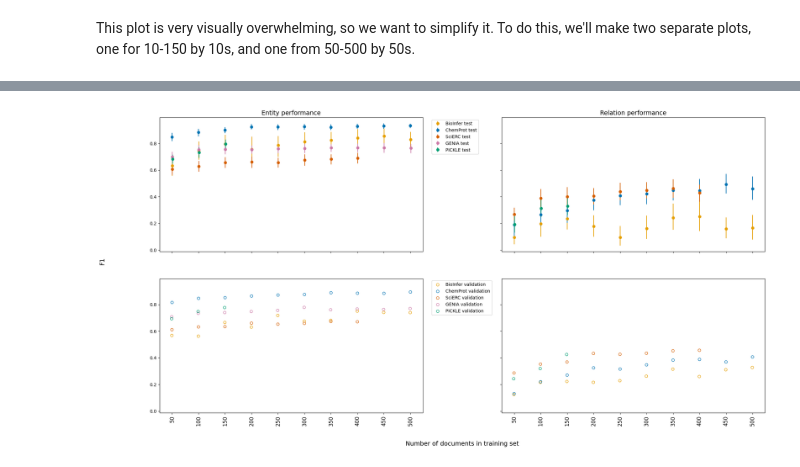
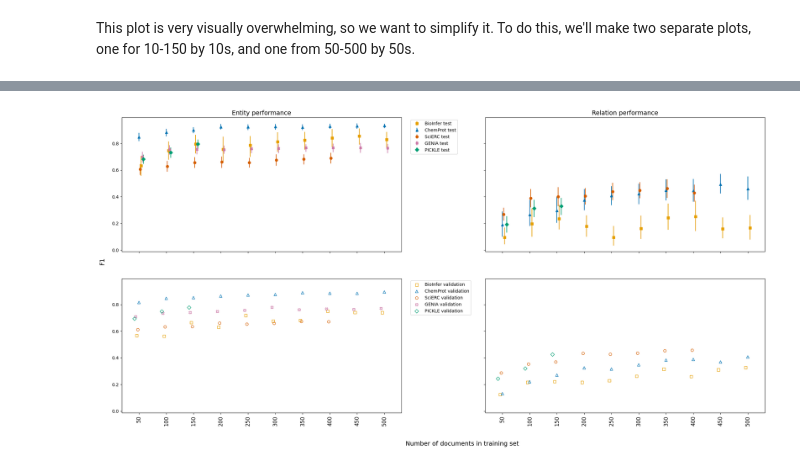
Before and after one commit to ShiuLab/pickle-corpus-code, a Jupyter notebook: jupyter_notebooks/dataset_size_analysis.ipynb, the cells around one changed output, grey strips where cells are left out. Cells and saved outputs as stored; diff of their text form; code cells hidden in the pictures.

```diff
--- a/jupyter_notebooks/dataset_size_analysis.ipynb
+++ b/jupyter_notebooks/dataset_size_analysis.ipynb
@@ -308,10 +314,10 @@ colors = {'chemprot': '#0072B2',
          'genia': '#CC79A7',
          'pickle': '#009E73'}
 offset = {'chemprot': 0,
-         'scierc': 0.2,
-         'bioinfer': 0.4,
-         'genia': 0.6,
-         'pickle': 0.8}
+         'scierc': 2,
+         'bioinfer': 4,
+         'genia': 6,
+         'pickle': 8}
 labels = {'chemprot': 'ChemProt',
          'scierc': 'SciERC',
          'bioinfer': 'BioInfer',
@@ -328,13 +334,13 @@ for dset_name in test_perf_dfs.keys():
     # Plot entity performance
     ent_CIs = test_df.ent_F1_CI.apply(lambda x: literal_eval(str(x)))
     ent_CIs = pd.DataFrame([[test_df['ent_F1'][i] - val[0] for i, val in enumerate(ent_CIs)], [val[1] - test_df['ent_F1'][i] for i, val in enumerate(ent_CIs)]])
-    axs[0,0].errorbar(x + offset[dset_name], test_df['ent_F1'], yerr=ent_CIs.to_numpy(), fmt='o', color=colors[dset_name], label=f'{labels[dset_name]} test')
-    axs[1,0].scatter(x - offset[dset_name], val_df['ent_F1'], color=colors[dset_name], facecolor='none', label=f'{labels[dset_name]} validation')
+    axs[0,0].errorbar(x + offset[dset_name], test_df['ent_F1'], yerr=ent_CIs.to_numpy(), fmt=markers[dset_name], color=colors[dset_name], label=f'{labels[dset_name]} test')
+    axs[1,0].scatter(x - offset[dset_name], val_df['ent_F1'], color=colors[dset_name], marker=markers[dset_name], facecolor='none', label=f'{labels[dset_name]} validation')
     # Plot relation performance
     rel_CIs = test_df.rel_F1_CI.apply(lambda x: literal_eval(str(x)))
     rel_CIs = pd.DataFrame([[test_df['rel_F1'][i] - val[0] for i, val in enumerate(rel_CIs)], [val[1] - test_df['rel_F1'][i] for i, val in enumerate(rel_CIs)]])
-    axs[0,1].errorbar(x + offset[dset_name], test_df['rel_F1'], yerr=rel_CIs.to_numpy(), fmt='o', color=colors[dset_name], label=f'{labels[dset_name]} test')
-    axs[1,1].scatter(x - offset[dset_name], val_df['rel_F1'], color=colors[dset_name], facecolor='none', label=f'{labels[dset_name]} validation')
+    axs[0,1].errorbar(x + offset[dset_name], test_df['rel_F1'], yerr=rel_CIs.to_numpy(), fmt=markers[dset_name], color=colors[dset_name], label=f'{labels[dset_name]} test')
+    axs[1,1].scatter(x - offset[dset_name], val_df['rel_F1'], color=colors[dset_name], marker=markers[dset_name], facecolor='none', label=f'{labels[dset_name]} validation')
 
 axs[0,0].set_xticks(x, name_x, size=12, rotation=90)
 axs[0,1].set_xticks(x, name_x, size=12, rotation=90)
@@ -346,5 +352,6 @@ axs[0,0].legend(bbox_to_anchor=(1.025,1))
 axs[1,0].legend(bbox_to_anchor=(1.025,1))
 fig.supxlabel('Number of documents in training set', size=14)
 fig.supylabel('F1', size=14)
-fig.subplots_adjust(bottom=0.1, left=0.1, wspace=0.3)
+fig.subplots_adjust(bottom=0.1, left=0.05, wspace=0.3)
+plt.savefig('../data/straying_off_topic_data/corpus_size_analysis/ten_to_150_fig.png', format='png', bbox_inches='tight', dpi=600)
 # %% [output]
@@ -359,44 +366,45 @@ colors = {'chemprot': '#0072B2',
          'genia': '#CC79A7',
          'pickle': '#009E73'}
 offset = {'chemprot': 0,
-         'scierc': 0.2,
-         'bioinfer': 0.4,
-         'genia': 0.6,
-         'pickle': 0.8}
+         'scierc': 2,
+         'bioinfer': 4,
+         'genia': 6,
+         'pickle': 8}
 labels = {'chemprot': 'ChemProt',
          'scierc': 'SciERC',
          'bioinfer': 'BioInfer',
          'genia': 'GENIA',
          'pickle': 'PICKLE'}
 
 x = np.arange(0,500,50)
 name_x = [str(int(i+50)) for i in x]
 
 for dset_name in test_perf_dfs.keys():
     # Get data for this dataset
     test_df = test_perf_dfs[dset_name].loc[test_perf_dfs[dset_name]['docnum']%50 == 0].reset_index(drop=True)
     val_df = val_perf_dfs[dset_name].loc[val_perf_dfs[dset_name]['docnum']%50 == 0].reset_index(drop=True)
     # Plot entity performance
     ent_CIs = test_df.ent_F1_CI.apply(lambda x: literal_eval(str(x)))
     ent_CIs = pd.DataFrame([[test_df['ent_F1'][i] - val[0] for i, val in enumerate(ent_CIs)], [val[1] - test_df['ent_F1'][i] for i, val in enumerate(ent_CIs)]])
-    axs[0,0].errorbar(x + offset[dset_name], test_df['ent_F1'], yerr=ent_CIs.to_numpy(), fmt='o', color=colors[dset_name], label=f'{labels[dset_name]} test')
-    axs[1,0].scatter(x - offset[dset_name], val_df['ent_F1'], color=colors[dset_name], facecolor='none', label=f'{labels[dset_name]} validation')
+    axs[0,0].errorbar(x + offset[dset_name], test_df['ent_F1'], yerr=ent_CIs.to_numpy(), fmt=markers[dset_name], color=colors[dset_name], label=f'{labels[dset_name]} test')
+    axs[1,0].scatter(x - offset[dset_name], val_df['ent_F1'], color=colors[dset_name], marker=markers[dset_name], facecolor='none', label=f'{labels[dset_name]} validation')
     # Plot relation performance
     rel_CIs = test_df.rel_F1_CI.apply(lambda x: literal_eval(str(x)))
     rel_CIs = pd.DataFrame([[test_df['rel_F1'][i] - val[0] for i, val in enumerate(rel_CIs)], [val[1] - test_df['rel_F1'][i] for i, val in enumerate(rel_CIs)]])
-    axs[0,1].errorbar(x + offset[dset_name], test_df['rel_F1'], yerr=rel_CIs.to_numpy(), fmt='o', color=colors[dset_name], label=f'{labels[dset_name]} test')
-    axs[1,1].scatter(x - offset[dset_name], val_df['rel_F1'], color=colors[dset_name], facecolor='none', label=f'{labels[dset_name]} validation')
+    axs[0,1].errorbar(x + offset[dset_name], test_df['rel_F1'], yerr=rel_CIs.to_numpy(), fmt=markers[dset_name], color=colors[dset_name], label=f'{labels[dset_name]} test')
+    axs[1,1].scatter(x - offset[dset_name], val_df['rel_F1'], color=colors[dset_name], marker=markers[dset_name], facecolor='none', label=f'{labels[dset_name]} validation')
 
 axs[0,0].set_xticks(x, name_x, size=12, rotation=90)
 axs[0,1].set_xticks(x, name_x, size=12, rotation=90)
 axs[1,0].set_xticks(x, name_x, size=12, rotation=90)
 axs[1,1].set_xticks(x, name_x, size=12, rotation=90)
 axs[0,0].set_title('Entity performance', size=14)
 axs[0,1].set_title('Relation performance', size=14)
 axs[0,0].legend(bbox_to_anchor=(1.025,1))
 axs[1,0].legend(bbox_to_anchor=(1.025,1))
 fig.supxlabel('Number of documents in training set', size=14)
 fig.supylabel('F1', size=14)
-fig.subplots_adjust(bottom=0.1, left=0.1, wspace=0.3)
+fig.subplots_adjust(bottom=0.1, left=0.05, wspace=0.3)
+plt.savefig('../data/straying_off_topic_data/corpus_size_analysis/150_to_500_by_50s_fig.png', format='png', bbox_inches='tight', dpi=600)
 # %% [output]
-[figure, old version]
+[figure, new version]
```
Also changed, not shown: parts of 2 cells of this notebook, 1 other file.
